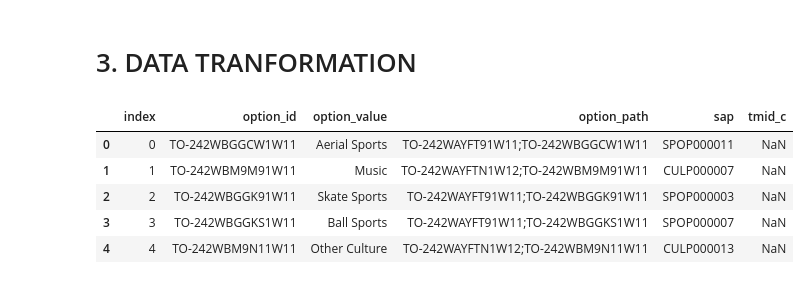
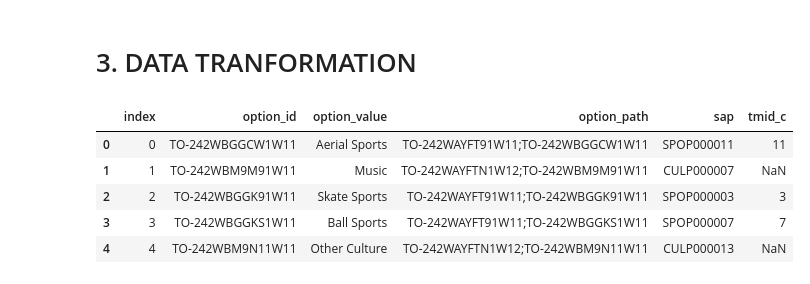
Before and after one commit to EwertonLuan/data_pipeline, a Jupyter notebook: data_pipeline.ipynb, the cells around one changed output. Drawn from its saved outputs; the diff is of its cells as text; code cells hidden in the pictures.

```diff
--- a/data_pipeline.ipynb
+++ b/data_pipeline.ipynb
@@ -92,38 +98,38 @@ df_option["unique_id"] = df_option.index
 dict_option = df_option.to_dict("records")
 
 
 ## Tree column manipulation
-df_tree = json_normalize(dict_option,'tree',['unique_id'], sep='_').sort_values(['unique_id', 'depth'], ascending=[True, True])
+df_tree = pd.json_normalize(dict_option,'tree',['unique_id'], sep='_').sort_values(['unique_id', 'depth'], ascending=[True, True])
 
 df_option_path = df_tree.groupby(['unique_id'], as_index = False).agg({'id': ';'.join})
 df_option_path = df_option_path.rename(columns={"id": "option_path"})
 
 
 ## Metadata column manipulation
-df_metadata = json_normalize(dict_option,'metadata',['unique_id'], sep='_')
+df_metadata = pd.json_normalize(dict_option,'metadata',['unique_id'], sep='_')
 
 sap_filter = df_metadata['key']=="sap"
 tmid_c_filter = df_metadata['key']=="tmid_c"
 
 df_metadata_sap = df_metadata[sap_filter][['value', 'unique_id']].rename(columns={'value':'sap'})
-df_metadata_tmid_c = df_metadata[tmid_t_filter][['value', 'unique_id']].rename(columns={'value':'tmid_c'})
+df_metadata_tmid_c = df_metadata[tmid_c_filter][['value', 'unique_id']].rename(columns={'value':'tmid_c'})
 
 
 ## Merge dataframes
 
 df_default_columns = df_option[['option_id', 'option_value', 'unique_id']]
 
 df_merged = pd.merge(df_default_columns, df_option_path, how='left', on='unique_id')
 df_merged = pd.merge(df_merged, df_metadata_sap, how='left', on='unique_id')
 df_merged = pd.merge(df_merged, df_metadata_tmid_c, how='left', on='unique_id')
 
 df_merged = df_merged.drop(columns=['unique_id']).reset_index()
 
 df_merged.head()
 # %% [output]
 |  | index | option_id | option_value | option_path | sap | tmid_c |
-| 0 | 0 | TO-242WBGGCW1W11 | Aerial Sports | TO-242WAYFT91W11;TO-242WBGGCW1W11 | SPOP000011 | NaN |
+| 0 | 0 | TO-242WBGGCW1W11 | Aerial Sports | TO-242WAYFT91W11;TO-242WBGGCW1W11 | SPOP000011 | 11 |
 | 1 | 1 | TO-242WBM9M91W11 | Music | TO-242WAYFTN1W12;TO-242WBM9M91W11 | CULP000007 | NaN |
-| 2 | 2 | TO-242WBGGK91W11 | Skate Sports | TO-242WAYFT91W11;TO-242WBGGK91W11 | SPOP000003 | NaN |
-| 3 | 3 | TO-242WBGGKS1W11 | Ball Sports | TO-242WAYFT91W11;TO-242WBGGKS1W11 | SPOP000007 | NaN |
+| 2 | 2 | TO-242WBGGK91W11 | Skate Sports | TO-242WAYFT91W11;TO-242WBGGK91W11 | SPOP000003 | 3 |
+| 3 | 3 | TO-242WBGGKS1W11 | Ball Sports | TO-242WAYFT91W11;TO-242WBGGKS1W11 | SPOP000007 | 7 |
 | 4 | 4 | TO-242WBM9N11W11 | Other Culture | TO-242WAYFTN1W12;TO-242WBM9N11W11 | CULP000013 | NaN |
```
Also changed, not shown: parts of 6 cells of this notebook, 3 other files.
